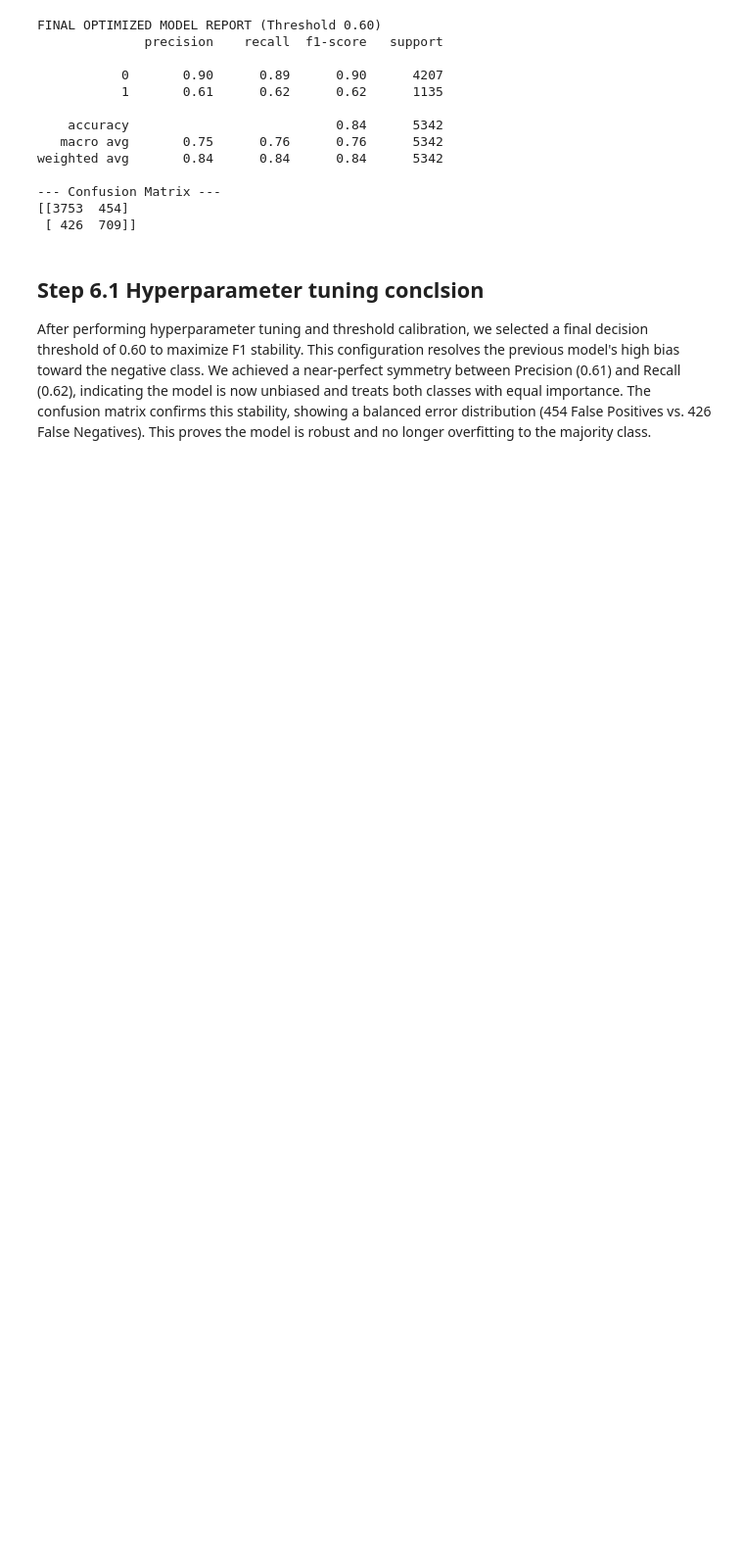
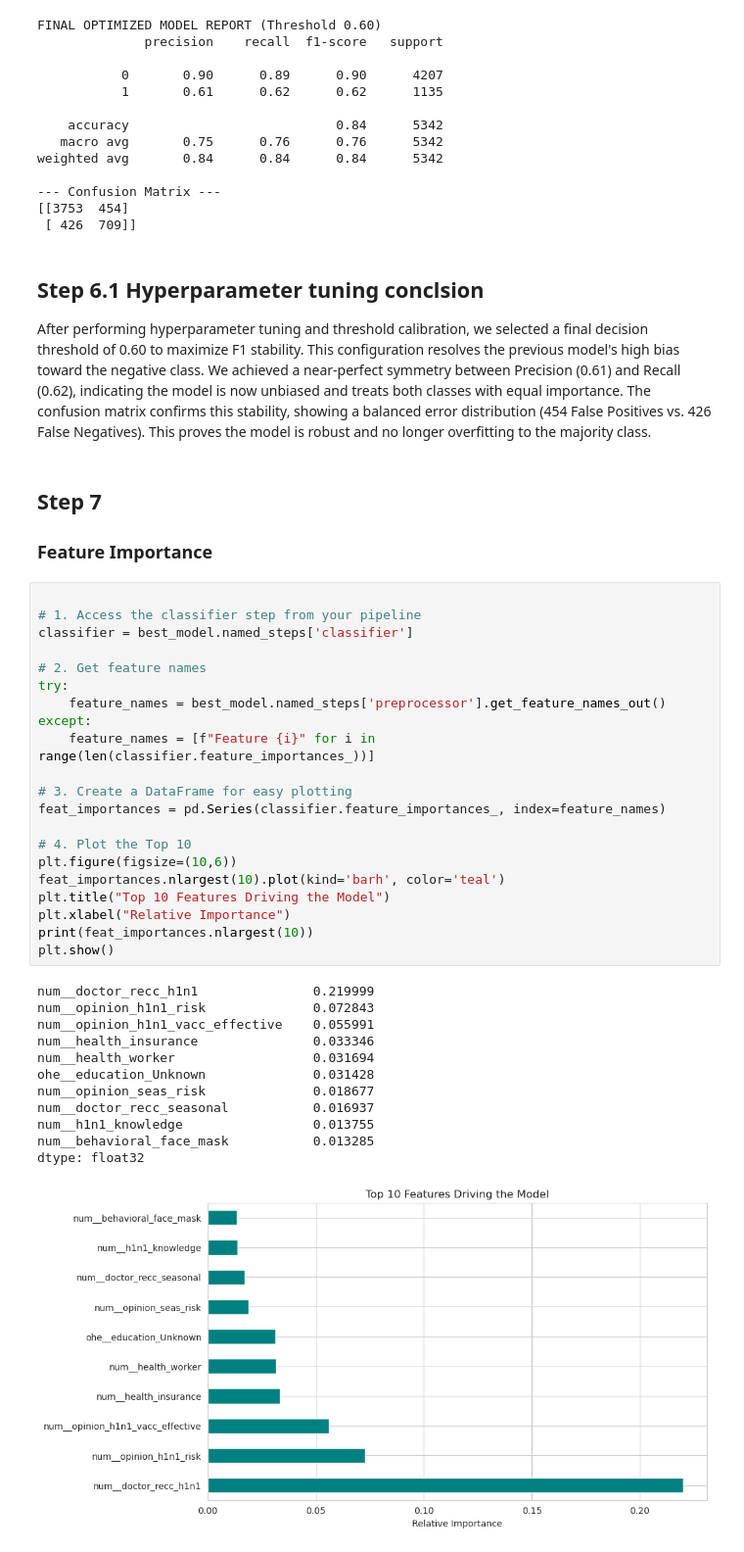
Before and after one commit to jaime8793/Phase_3_Project_DSA, a Jupyter notebook: H1N1_Vaccines.ipynb, the cells around one changed output. Shown at 98% size. Drawn from its saved outputs; the diff is of its cells as text; blank space fills up the shorter version.

```diff
--- a/H1N1_Vaccines.ipynb
+++ b/H1N1_Vaccines.ipynb
@@ -1003,3 +1003,40 @@ weighted avg       0.84      0.84      0.84      5342
 # %% [markdown]
 ## Step 6.1  Hyperparameter tuning conclsion
 After performing hyperparameter tuning and threshold calibration, we selected a final decision threshold of 0.60 to maximize F1 stability. This configuration resolves the previous model's high bias toward the negative class. We achieved a near-perfect symmetry between Precision (0.61) and Recall (0.62), indicating the model is now unbiased and treats both classes with equal importance. The confusion matrix confirms this stability, showing a balanced error distribution (454 False Positives vs. 426 False Negatives). This proves the model is robust and no longer overfitting to the majority class.
+# %% [markdown]
+## Step 7
+### Feature Importance
+# %%
+
+# 1. Access the classifier step from your pipeline
+classifier = best_model.named_steps['classifier']
+
+# 2. Get feature names
+try:
+    feature_names = best_model.named_steps['preprocessor'].get_feature_names_out()
+except:
+    feature_names = [f"Feature {i}" for i in range(len(classifier.feature_importances_))]
+
+# 3. Create a DataFrame for easy plotting
+feat_importances = pd.Series(classifier.feature_importances_, index=feature_names)
+
+# 4. Plot the Top 10
+plt.figure(figsize=(10,6))
+feat_importances.nlargest(10).plot(kind='barh', color='teal')
+plt.title("Top 10 Features Driving the Model")
+plt.xlabel("Relative Importance")
+print(feat_importances.nlargest(10))
+plt.show()
+# %% [output]
+num__doctor_recc_h1n1               0.219999
+num__opinion_h1n1_risk              0.072843
+num__opinion_h1n1_vacc_effective    0.055991
+num__health_insurance               0.033346
+num__health_worker                  0.031694
+ohe__education_Unknown              0.031428
+num__opinion_seas_risk              0.018677
+num__doctor_recc_seasonal           0.016937
+num__h1n1_knowledge                 0.013755
+num__behavioral_face_mask           0.013285
+dtype: float32
+[figure, added]
```
Also changed, not shown: parts of 3 cells of this notebook.
